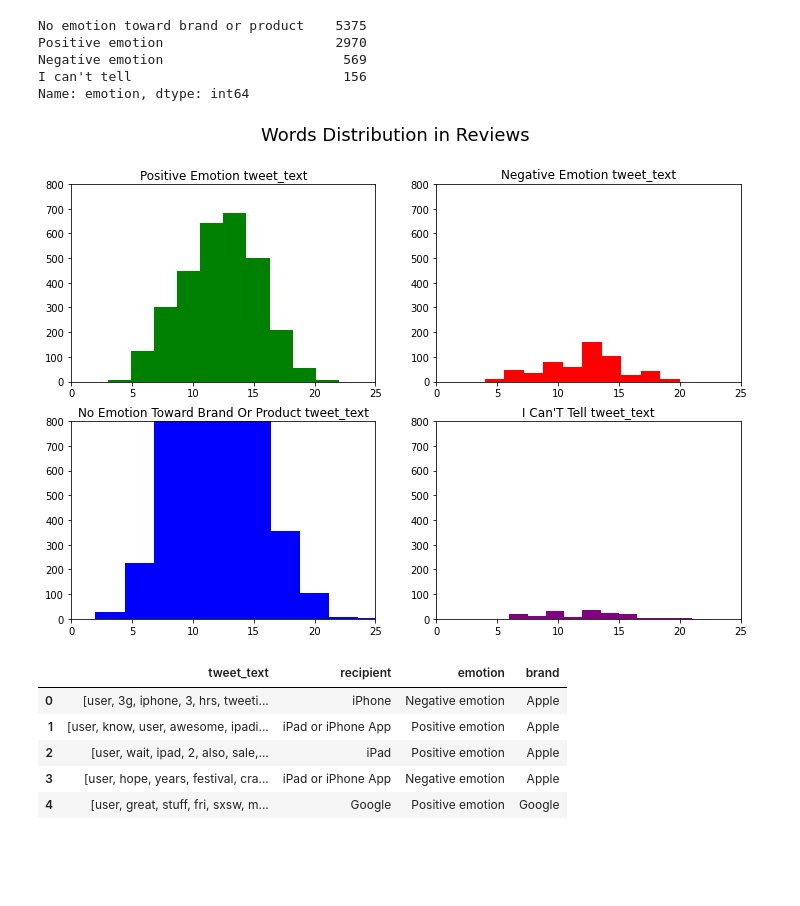
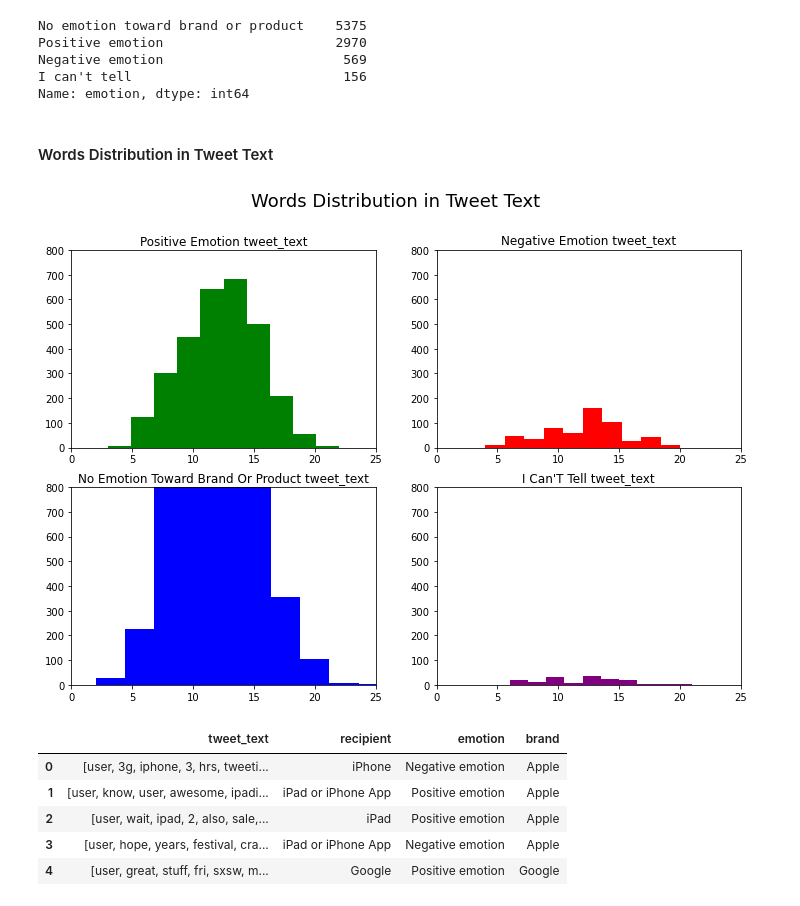
Before and after one commit to Daniel1999Akama/moringa_phase4_project, a Jupyter notebook: Phase4_project.ipynb, the cells around one changed output. Saved outputs shown, nothing was run; the diff lists cells and outputs as text; code cells hidden in the pictures; blank space fills up the shorter version.

```diff
--- a/Phase4_project.ipynb
+++ b/Phase4_project.ipynb
@@ -539,25 +559,27 @@ Positive emotion                      2970
 Negative emotion                       569
 I can't tell                           156
 Name: emotion, dtype: int64
+# %% [markdown]
+#### Words Distribution in Tweet Text
 # %%
 def generate_review_hist_plot(data, label, color, ax):
     tweet_len = data[data['emotion']==label].tweet_text.str.split().map(lambda x: len(x))
     ax.set_xlim(0, 25)
     ax.set_ylim(0, 800)
     ax.hist(tweet_len, color=color)
     ax.set_title(f'{label.title()} tweet_text')
 
 fig, ax = plt.subplots(nrows=2, ncols=2, figsize=(12,8))
 generate_review_hist_plot(data,'Positive emotion','green',ax[0,0])
 generate_review_hist_plot(data,'Negative emotion','red',ax[0,1])
 generate_review_hist_plot(data,'No emotion toward brand or product','blue',ax[1,0])
 generate_review_hist_plot(data,"I can't tell",'purple',ax[1,1])
 
-fig.suptitle("Words Distribution in Reviews", fontsize=18)
+fig.suptitle("Words Distribution in Tweet Text", fontsize=18)
 
 plt.show()
 # %% [output]
-[figure, old version]
+[figure, new version]
 # %%
 # re-tokenizing the data
 
```
Also changed, not shown: parts of 29 cells of this notebook.
